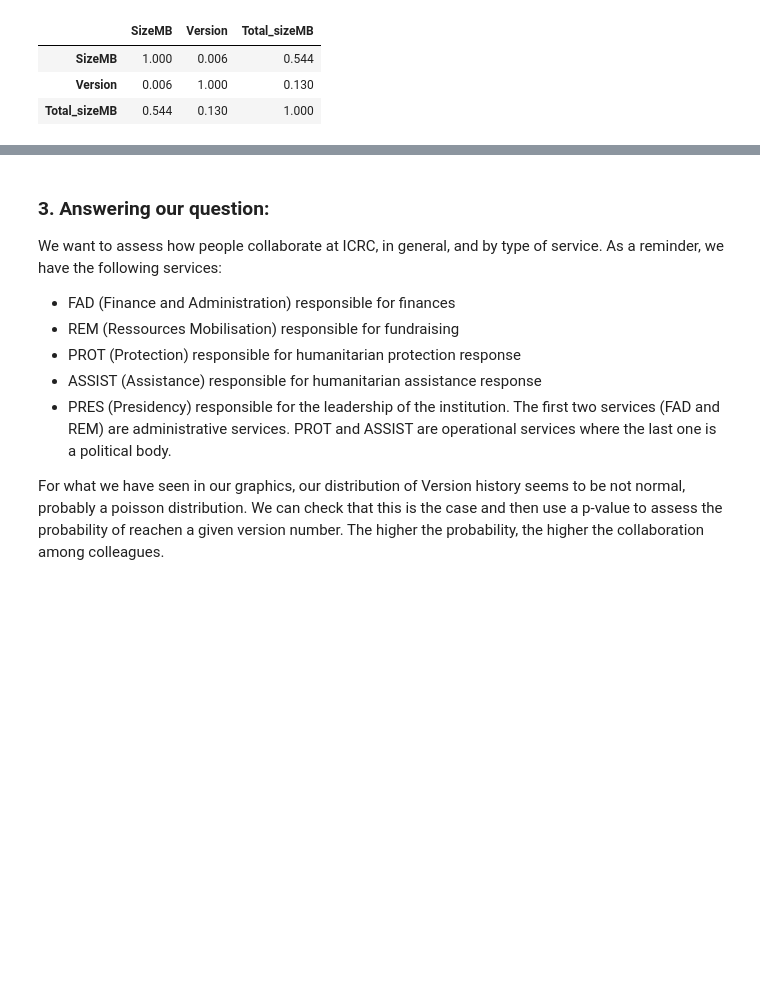
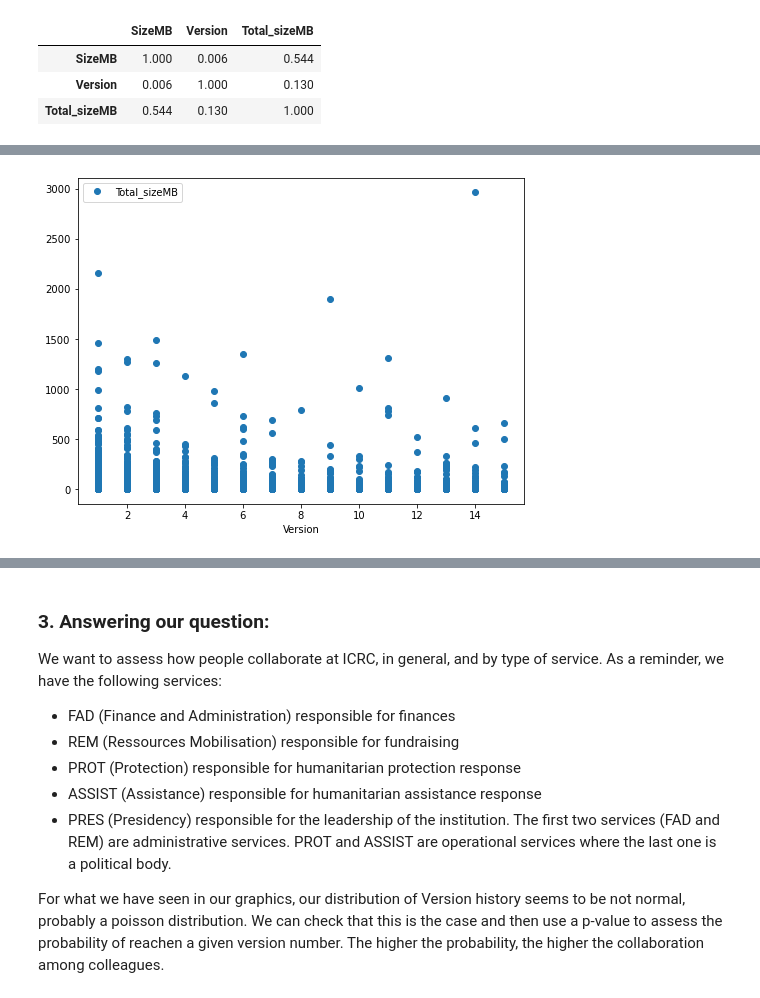
Before and after one commit to AlfonsoGarciaMiguel/CAS_ADS-AGM, a Jupyter notebook: ICRCM2.ipynb, the cells around one changed output, grey strips where cells are left out. Saved outputs shown, nothing was run; the diff lists cells and outputs as text; code cells hidden in the pictures; blank space fills up the shorter version.

```diff
--- a/ICRCM2.ipynb
+++ b/ICRCM2.ipynb
@@ -175,0 +222,7 @@ plt.show()
+# %%
+#We do the same with the low version dataframe
+ax =df_lowV.plot(x='Version', y='Total_sizeMB', marker="o" , linestyle='None', figsize=(8,6))
+plt.legend()
+plt.show()
+# %% [output]
+[figure, added]
```
Also changed, not shown: parts of 60 cells of this notebook, 3 other files.
